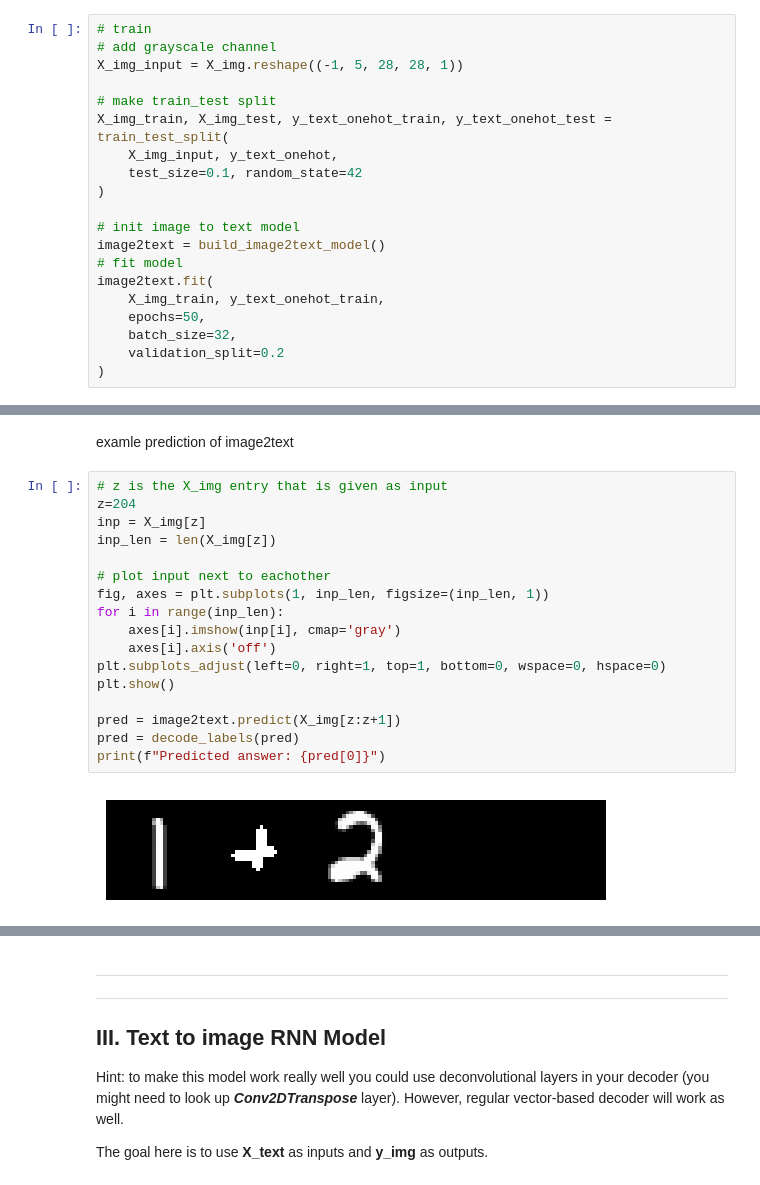
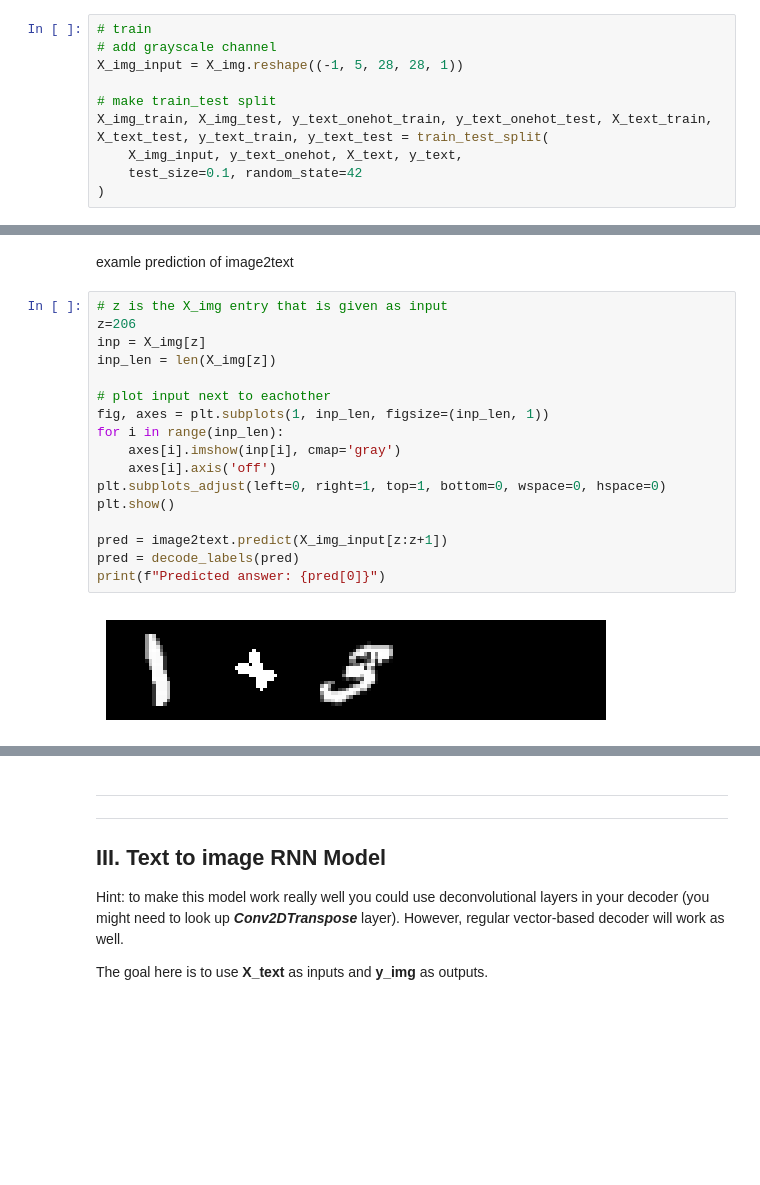
Before and after one commit to gaddetsi/final-assignment-IDL, a Jupyter notebook: A2_RNNs.ipynb, the cells around one changed output, grey strips where cells are left out. Cells and saved outputs as stored; diff of their text form; blank space fills up the shorter version.

```diff
--- a/A2_RNNs.ipynb
+++ b/A2_RNNs.ipynb
@@ -744,17 +1042,7 @@ def build_image2text_model():
 X_img_input = X_img.reshape((-1, 5, 28, 28, 1))
 
 # make train_test split
-X_img_train, X_img_test, y_text_onehot_train, y_text_onehot_test = train_test_split(
-    X_img_input, y_text_onehot,
+X_img_train, X_img_test, y_text_onehot_train, y_text_onehot_test, X_text_train, X_text_test, y_text_train, y_text_test = train_test_split(
+    X_img_input, y_text_onehot, X_text, y_text,
     test_size=0.1, random_state=42
 )
-
-# init image to text model
-image2text = build_image2text_model()
-# fit model
-image2text.fit(
-    X_img_train, y_text_onehot_train,
-    epochs=50,
-    batch_size=32,
-    validation_split=0.2
-)
@@ -809,20 +1256,20 @@ Loss: 0.20253239572048187 & accuracy: 0.9611667394638062
 examle prediction of image2text
 # %%
 # z is the X_img entry that is given as input
-z=204
+z=206
 inp = X_img[z]
 inp_len = len(X_img[z])
 
 # plot input next to eachother
 fig, axes = plt.subplots(1, inp_len, figsize=(inp_len, 1))
 for i in range(inp_len):
     axes[i].imshow(inp[i], cmap='gray')
     axes[i].axis('off')
 plt.subplots_adjust(left=0, right=1, top=1, bottom=0, wspace=0, hspace=0)
 plt.show()
 
-pred = image2text.predict(X_img[z:z+1])
+pred = image2text.predict(X_img_input[z:z+1])
 pred = decode_labels(pred)
 print(f"Predicted answer: {pred[0]}")
 # %% [output]
-[figure, old version]
+[figure, new version]
```
Also changed, not shown: parts of 35 cells of this notebook.
